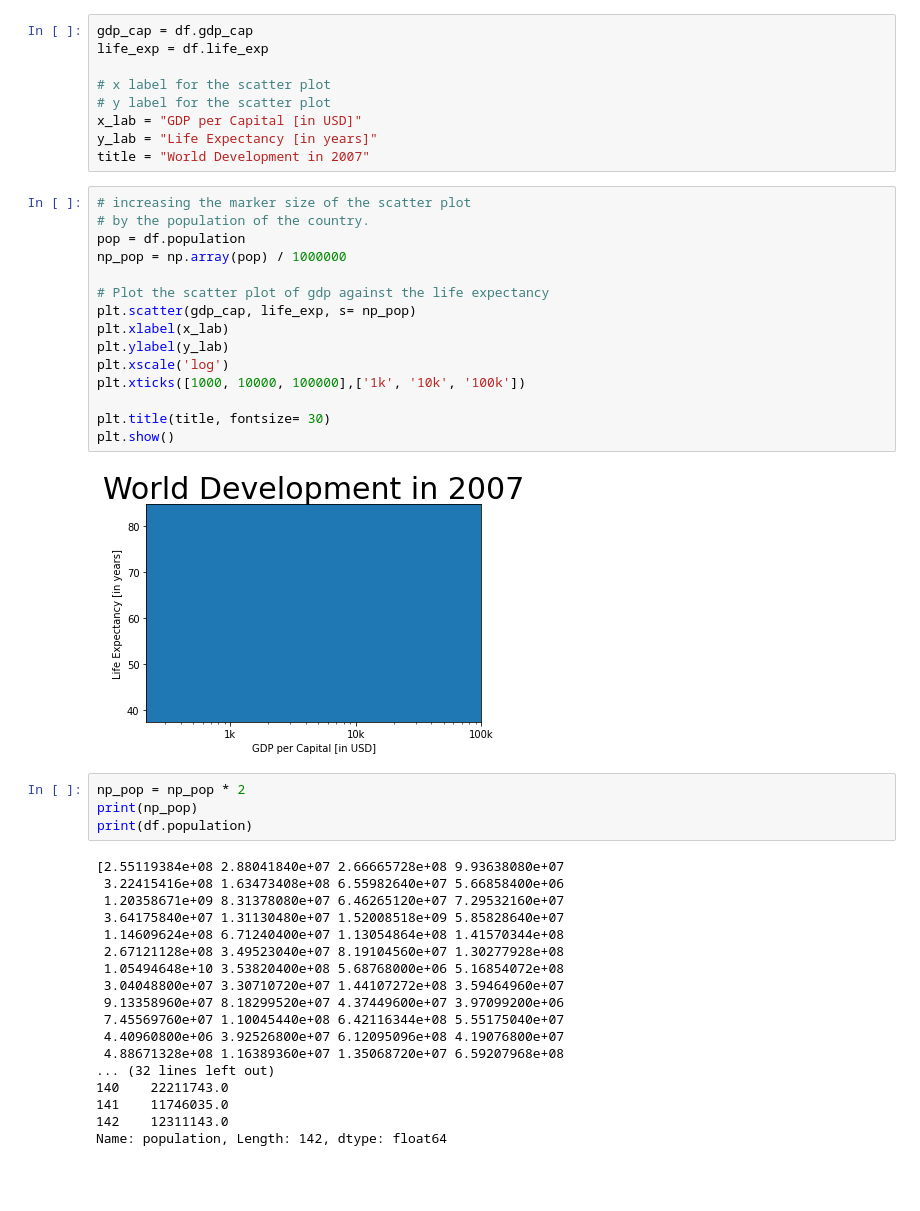
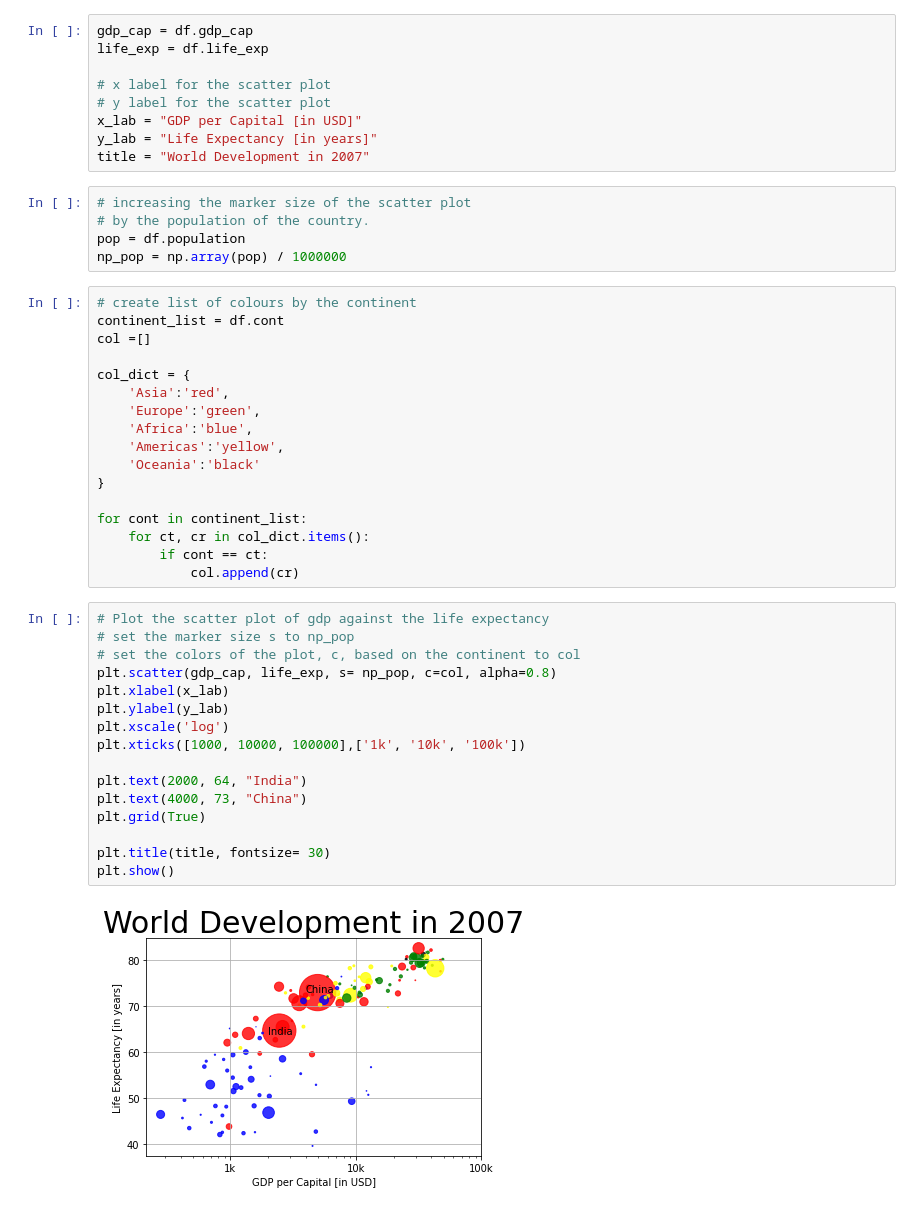
Before and after one commit to Ifeanyi30/analysis, a Jupyter notebook: world_dev.ipynb, the cells around one changed output. Drawn from its saved outputs; the diff is of its cells as text; blank space fills up the shorter version.

Commit message:
set the size s and the color c of the marker

```diff
--- a/world_dev.ipynb
+++ b/world_dev.ipynb
@@ -23,42 +23,43 @@ life_exp = df.life_exp
 x_lab = "GDP per Capital [in USD]"
 y_lab = "Life Expectancy [in years]"
 title = "World Development in 2007"
+# %%
+# increasing the marker size of the scatter plot
+# by the population of the country.
+pop = df.population
+np_pop = np.array(pop) / 1000000
+# %%
+# create list of colours by the continent
+continent_list = df.cont
+col =[]
+
+col_dict = {
+    'Asia':'red',
+    'Europe':'green',
+    'Africa':'blue',
+    'Americas':'yellow',
+    'Oceania':'black'
+}
+
+for cont in continent_list:
+    for ct, cr in col_dict.items():
+        if cont == ct:
+            col.append(cr)
 # %%
-# increasing the marker size of the scatter plot
-# by the population of the country.
-pop = df.population
-np_pop = np.array(pop) / 1000000
-
 # Plot the scatter plot of gdp against the life expectancy
-plt.scatter(gdp_cap, life_exp, s= np_pop)
+# set the marker size s to np_pop
+# set the colors of the plot, c, based on the continent to col
+plt.scatter(gdp_cap, life_exp, s= np_pop, c=col, alpha=0.8)
 plt.xlabel(x_lab)
 plt.ylabel(y_lab)
 plt.xscale('log')
 plt.xticks([1000, 10000, 100000],['1k', '10k', '100k'])
 
+plt.text(2000, 64, "India")
+plt.text(4000, 73, "China")
+plt.grid(True)
+
 plt.title(title, fontsize= 30)
 plt.show()
 # %% [output]
-[figure, old version]
+[figure, new version]
-# %%
-np_pop = np_pop * 2
-print(np_pop)
-print(df.population)
-# %% [output]
-[2.55119384e+08 2.88041840e+07 2.66665728e+08 9.93638080e+07
- 3.22415416e+08 1.63473408e+08 6.55982640e+07 5.66858400e+06
- 1.20358671e+09 8.31378080e+07 6.46265120e+07 7.29532160e+07
- 3.64175840e+07 1.31130480e+07 1.52008518e+09 5.85828640e+07
- 1.14609624e+08 6.71240400e+07 1.13054864e+08 1.41570344e+08
- 2.67121128e+08 3.49523040e+07 8.19104560e+07 1.30277928e+08
- 1.05494648e+10 3.53820400e+08 5.68768000e+06 5.16854072e+08
- 3.04048800e+07 3.30710720e+07 1.44107272e+08 3.59464960e+07
- 9.13358960e+07 8.18299520e+07 4.37449600e+07 3.97099200e+06
- 7.45569760e+07 1.10045440e+08 6.42116344e+08 5.55175040e+07
- 4.40960800e+06 3.92526800e+07 6.12095096e+08 4.19076800e+07
- 4.88671328e+08 1.16389360e+07 1.35068720e+07 6.59207968e+08
-... (32 lines left out)
-140    22211743.0
-141    11746035.0
-142    12311143.0
-Name: population, Length: 142, dtype: float64
```
